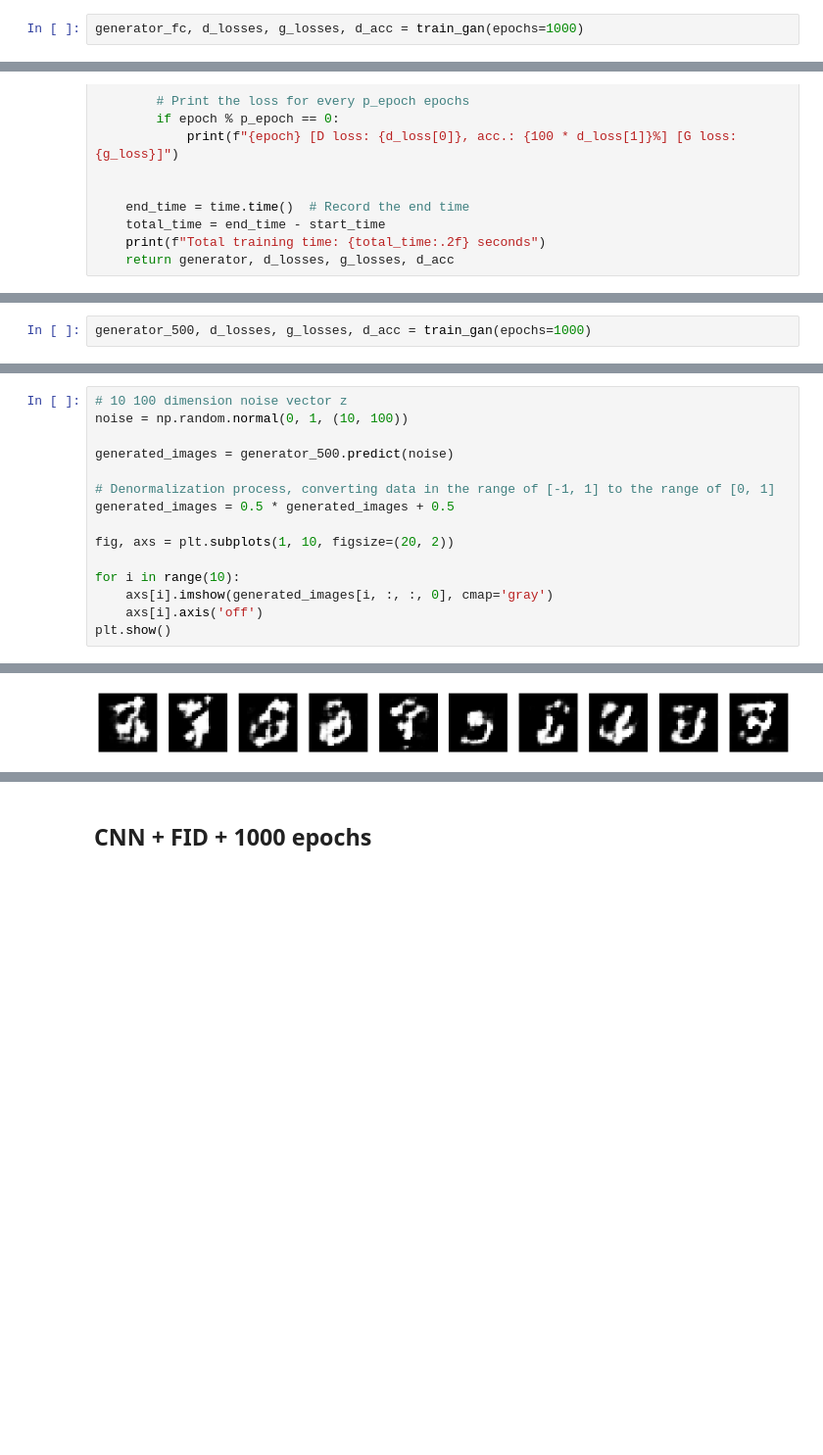
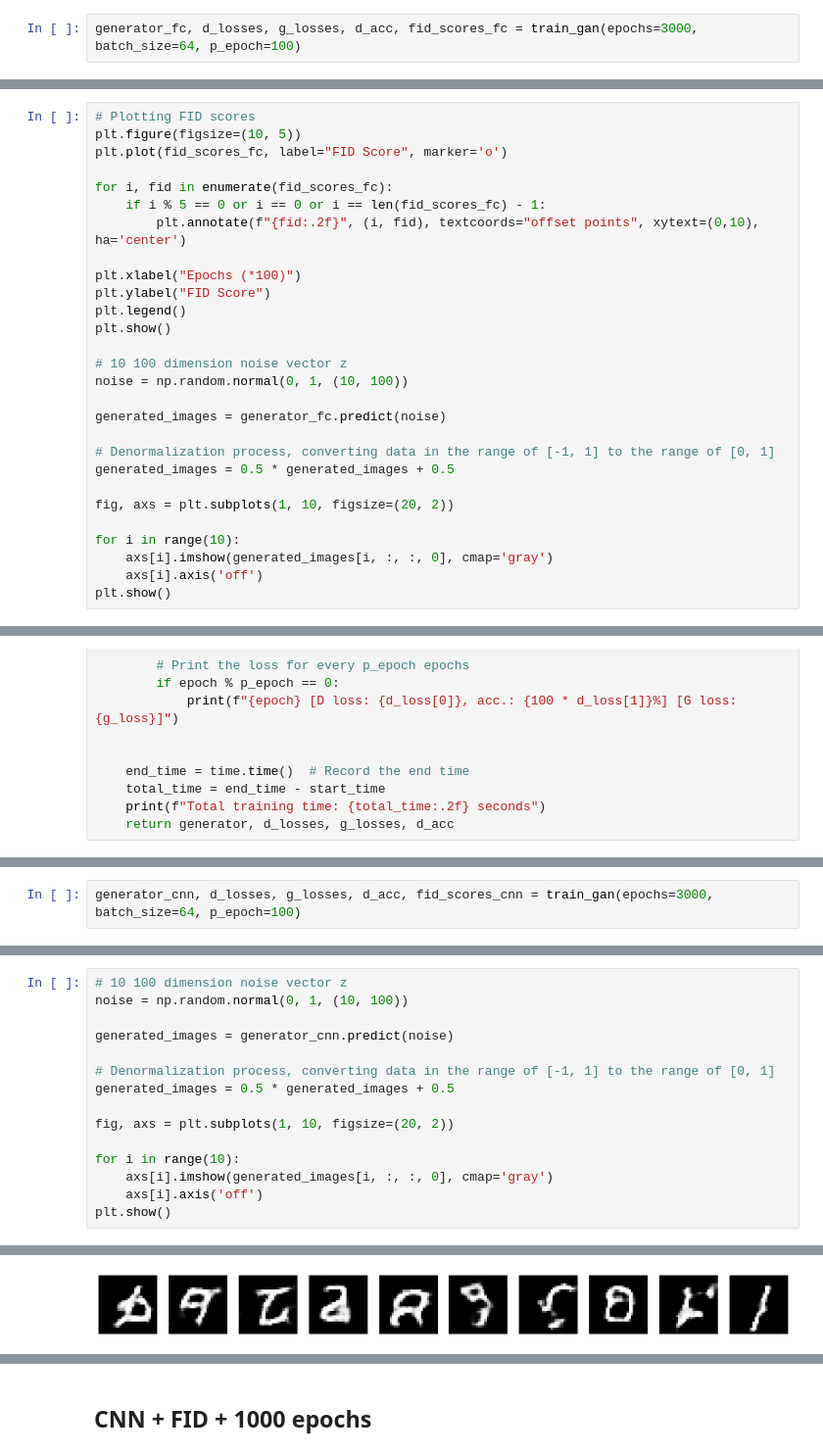
Before and after one commit to GanGroup/Gan, a Jupyter notebook: kai/code/note/week10_gan_experiment.ipynb, the cells around one changed output, grey strips where cells are left out. Shown at 98% size. Cells and saved outputs as stored; diff of their text form; blank space fills up the shorter version.

```diff
--- a/kai/code/note/week10_gan_experiment.ipynb
+++ b/kai/code/note/week10_gan_experiment.ipynb
@@ -163,7 +304,7 @@ Trainable params: 533505 (2.04 MB)
 Non-trainable params: 0 (0.00 Byte)
 _________________________________________________________________
 # %%
-generator_fc, d_losses, g_losses, d_acc = train_gan(epochs=1000)
+generator_fc, d_losses, g_losses, d_acc, fid_scores_fc = train_gan(epochs=3000, batch_size=64, p_epoch=100)
 # %% [output]
 WARNING:absl:At this time, the v2.11+ optimizer `tf.keras.optimizers.Adam` runs slowly on M1/M2 Macs, please use the legacy Keras optimizer instead, located at `tf.keras.optimizers.legacy.Adam`.
 WARNING:absl:At this time, the v2.11+ optimizer `tf.keras.optimizers.Adam` runs slowly on M1/M2 Macs, please use the legacy Keras optimizer instead, located at `tf.keras.optimizers.legacy.Adam`.
@@ -203,0 +345,28 @@ plt.show()
+# %%
+# Plotting FID scores
+plt.figure(figsize=(10, 5))
+plt.plot(fid_scores_fc, label="FID Score", marker='o')
+
+for i, fid in enumerate(fid_scores_fc):
+    if i % 5 == 0 or i == 0 or i == len(fid_scores_fc) - 1:
+        plt.annotate(f"{fid:.2f}", (i, fid), textcoords="offset points", xytext=(0,10), ha='center')
+
+plt.xlabel("Epochs (*100)")
+plt.ylabel("FID Score")
+plt.legend()
+plt.show()
+
+# 10 100 dimension noise vector z
+noise = np.random.normal(0, 1, (10, 100))
+
+generated_images = generator_fc.predict(noise)
+
+# Denormalization process, converting data in the range of [-1, 1] to the range of [0, 1]
+generated_images = 0.5 * generated_images + 0.5
+
+fig, axs = plt.subplots(1, 10, figsize=(20, 2))
+
+for i in range(10):
+    axs[i].imshow(generated_images[i, :, :, 0], cmap='gray')
+    axs[i].axis('off')
+plt.show()
@@ -367,7 +682,7 @@ Trainable params: 80769 (315.50 KB)
 Non-trainable params: 0 (0.00 Byte)
 _________________________________________________________________
 # %%
-generator_500, d_losses, g_losses, d_acc = train_gan(epochs=1000)
+generator_cnn, d_losses, g_losses, d_acc, fid_scores_cnn = train_gan(epochs=3000, batch_size=64, p_epoch=100)
 # %% [output]
 WARNING:absl:At this time, the v2.11+ optimizer `tf.keras.optimizers.Adam` runs slowly on M1/M2 Macs, please use the legacy Keras optimizer instead, located at `tf.keras.optimizers.legacy.Adam`.
 WARNING:absl:At this time, the v2.11+ optimizer `tf.keras.optimizers.Adam` runs slowly on M1/M2 Macs, please use the legacy Keras optimizer instead, located at `tf.keras.optimizers.legacy.Adam`.
@@ -392,7 +707,7 @@ Total training time: 151.36 seconds
 # 10 100 dimension noise vector z
 noise = np.random.normal(0, 1, (10, 100))
 
-generated_images = generator_500.predict(noise)
+generated_images = generator_cnn.predict(noise)
 
 # Denormalization process, converting data in the range of [-1, 1] to the range of [0, 1]
 generated_images = 0.5 * generated_images + 0.5
@@ -408 +723 @@ plt.show()
-[figure, old version]
+[figure, new version]
```
Also changed, not shown: parts of 12 cells of this notebook, 14 other files.
